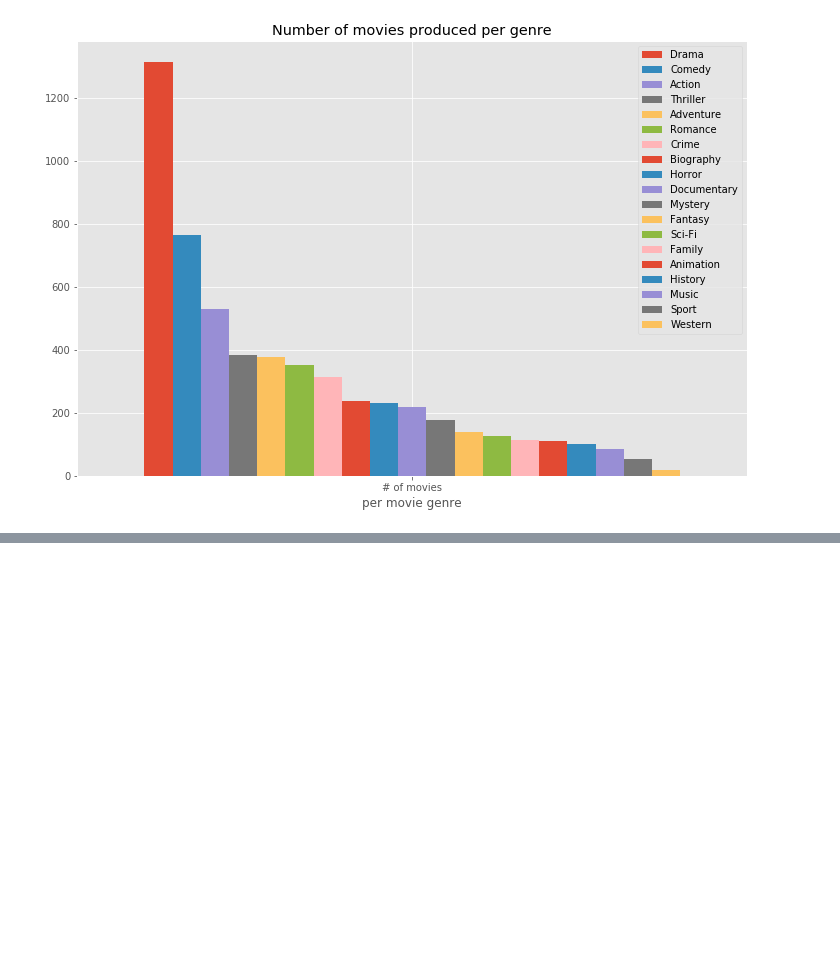
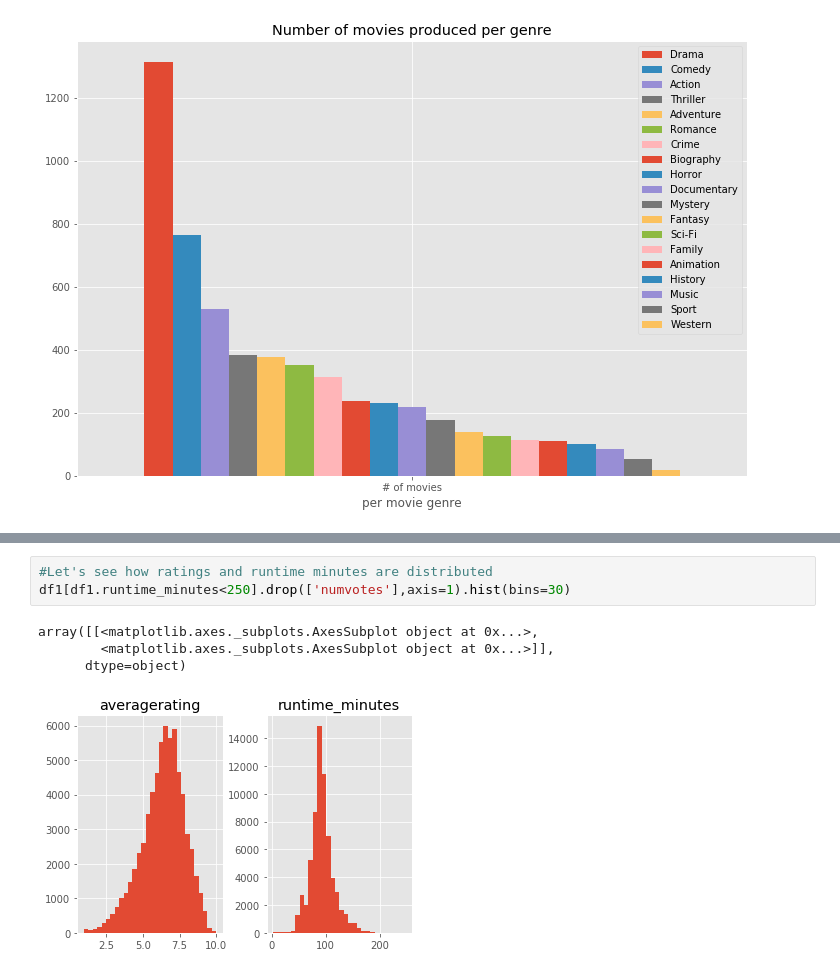
Before and after one commit to johnnyboi1016/dsc-mod-1-project-v2-1-online-ds-ft-120919, a Jupyter notebook: student.ipynb, the cells around one changed output, grey strips where cells are left out. Saved outputs shown, nothing was run; the diff lists cells and outputs as text; blank space fills up the shorter version.

```diff
--- a/student.ipynb
+++ b/student.ipynb
@@ -472,0 +450,8 @@ Text(0.5, 0, 'Avg. Worldwide Gross')
+# %%
+#Let's see how ratings and runtime minutes are distributed
+df1[df1.runtime_minutes<250].drop(['numvotes'],axis=1).hist(bins=30)
+# %% [output]
+array([[<matplotlib.axes._subplots.AxesSubplot object at 0x...>,
+        <matplotlib.axes._subplots.AxesSubplot object at 0x...>]],
+      dtype=object)
+[figure, added]
```
Also changed, not shown: parts of 24 cells of this notebook, 2 other files.
